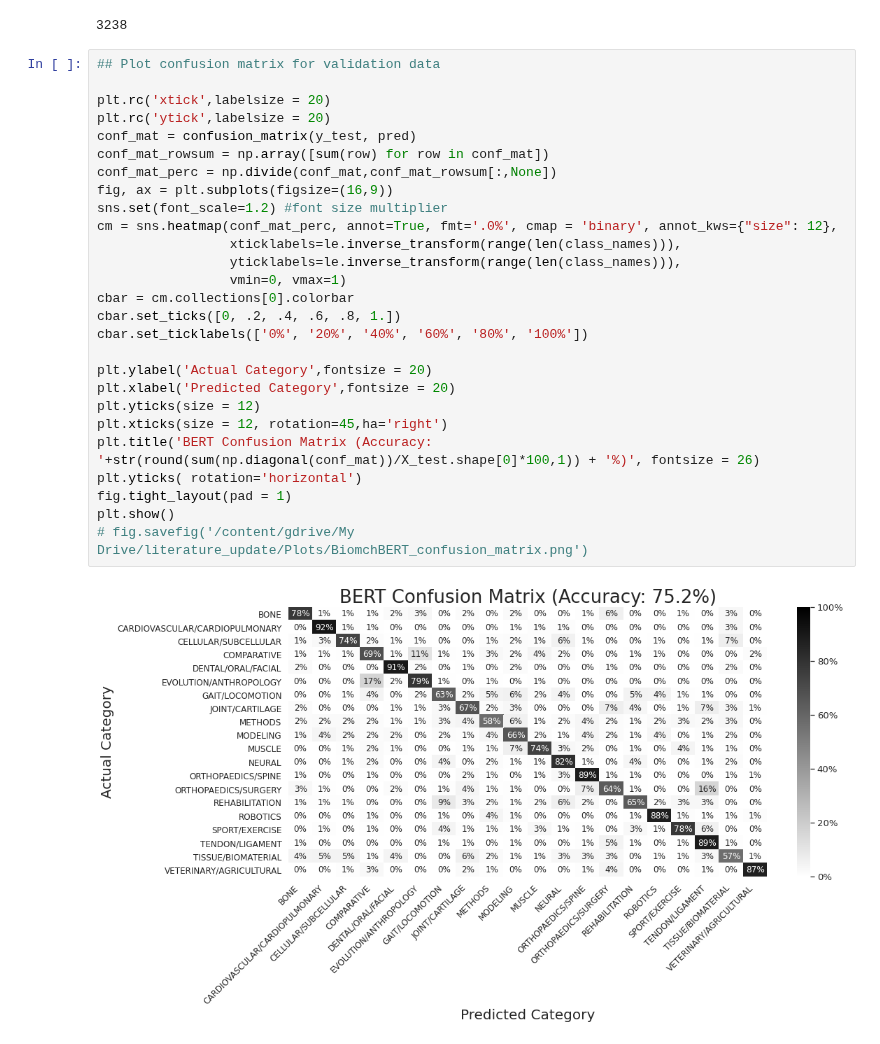
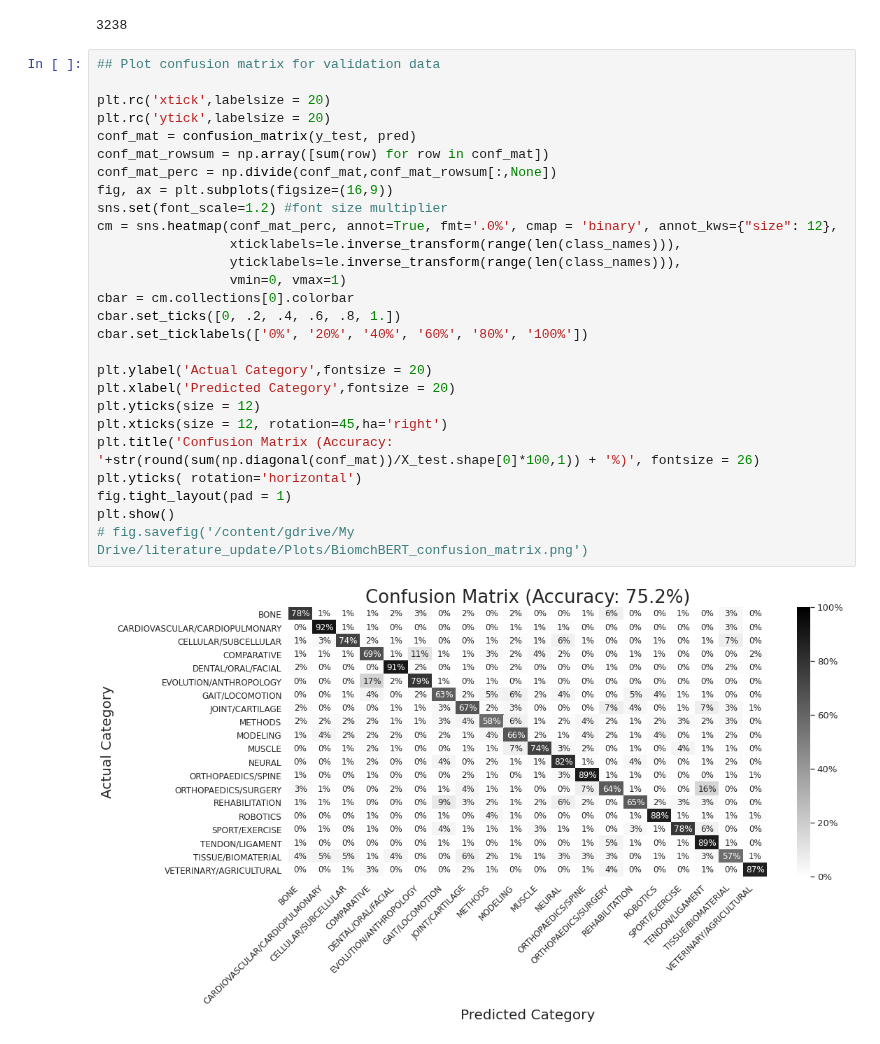
Before and after one commit to alcantarar/literature_update, a Jupyter notebook: Construct_Models/BERT_lit_up.ipynb, the cells around one changed output. Saved outputs shown, nothing was run; the diff lists cells and outputs as text.

Commit message:
rm "BERT" from conf_mat plot title

```diff
--- a/Construct_Models/BERT_lit_up.ipynb
+++ b/Construct_Models/BERT_lit_up.ipynb
@@ -307,29 +307,29 @@ pred = tf.argmax(pred, axis=1)
 # %%
 ## Plot confusion matrix for validation data
 
 plt.rc('xtick',labelsize = 20)
 plt.rc('ytick',labelsize = 20)
 conf_mat = confusion_matrix(y_test, pred)
 conf_mat_rowsum = np.array([sum(row) for row in conf_mat])
 conf_mat_perc = np.divide(conf_mat,conf_mat_rowsum[:,None])
 fig, ax = plt.subplots(figsize=(16,9))
 sns.set(font_scale=1.2) #font size multiplier
 cm = sns.heatmap(conf_mat_perc, annot=True, fmt='.0%', cmap = 'binary', annot_kws={"size": 12},
                  xticklabels=le.inverse_transform(range(len(class_names))),
                  yticklabels=le.inverse_transform(range(len(class_names))),
                  vmin=0, vmax=1)
 cbar = cm.collections[0].colorbar
 cbar.set_ticks([0, .2, .4, .6, .8, 1.])
 cbar.set_ticklabels(['0%', '20%', '40%', '60%', '80%', '100%'])
 
 plt.ylabel('Actual Category',fontsize = 20)
 plt.xlabel('Predicted Category',fontsize = 20)
 plt.yticks(size = 12)
 plt.xticks(size = 12, rotation=45,ha='right')
-plt.title('BERT Confusion Matrix (Accuracy: '+str(round(sum(np.diagonal(conf_mat))/X_test.shape[0]*100,1)) + '%)', fontsize = 26)
+plt.title('Confusion Matrix (Accuracy: '+str(round(sum(np.diagonal(conf_mat))/X_test.shape[0]*100,1)) + '%)', fontsize = 26)
 plt.yticks( rotation='horizontal')
 fig.tight_layout(pad = 1)
 plt.show()
 # fig.savefig('/content/gdrive/My Drive/literature_update/Plots/BiomchBERT_confusion_matrix.png')
 # %% [output]
-[figure, old version]
+[figure, new version]
```
Also changed, not shown: 1 other file.
